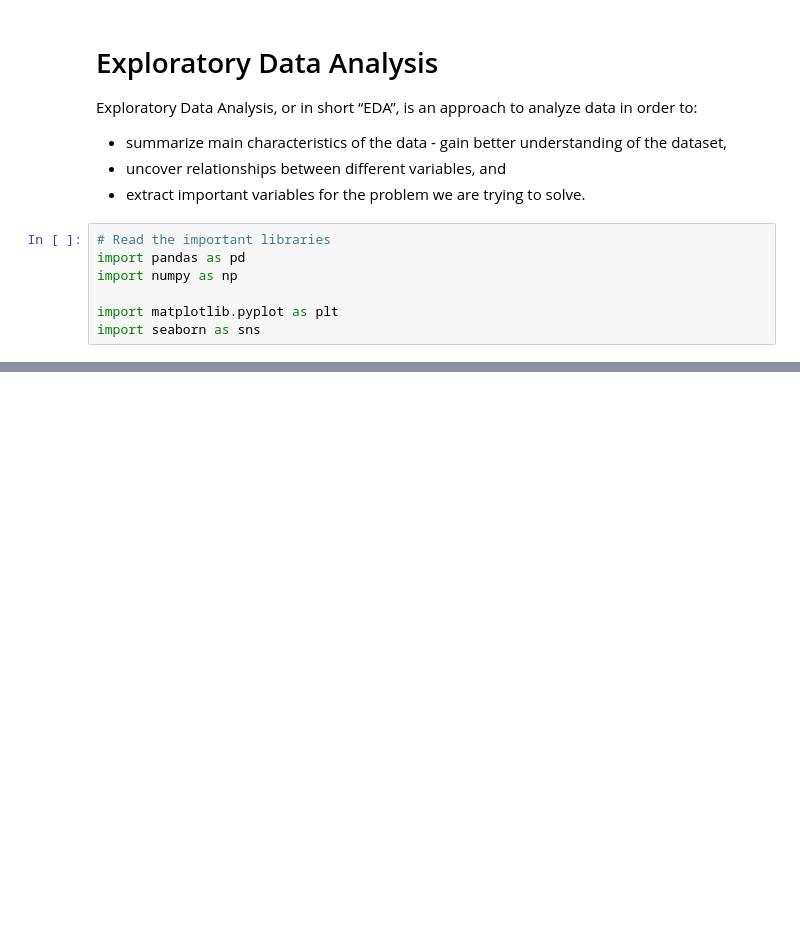
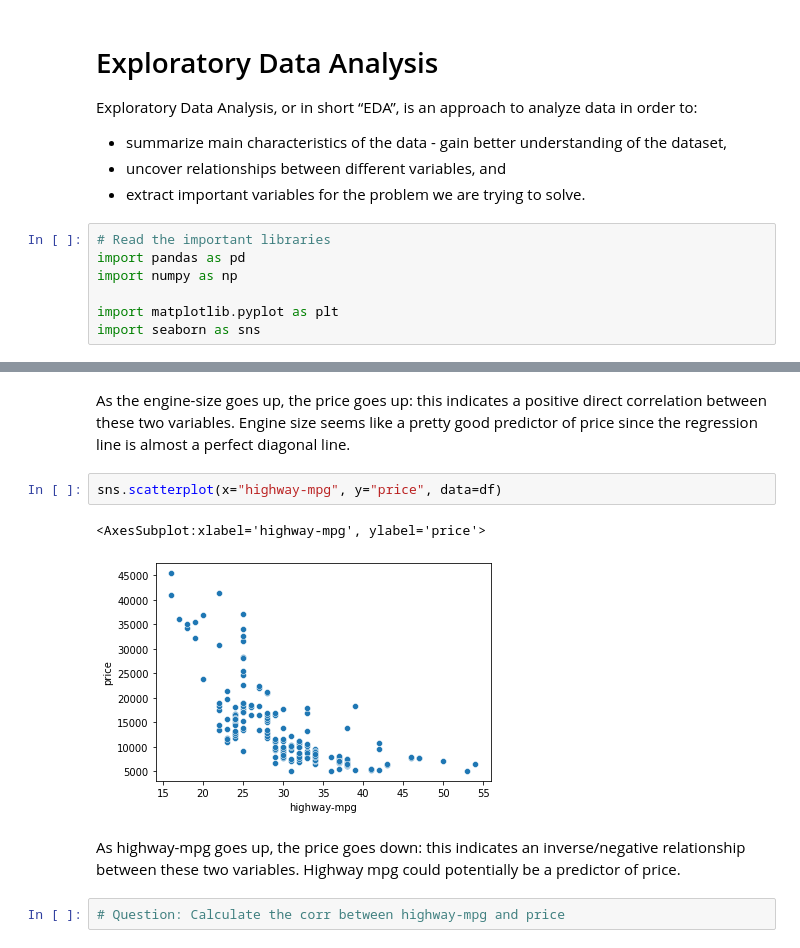
Before and after one commit to prakharrathi25/Data-Science-Winter-Bootcamp, a Jupyter notebook: Notebooks/Day3 - Exploratory Data Analysis.ipynb, the cells around one changed output, grey strips where cells are left out. Cells and saved outputs as stored; diff of their text form; blank space fills up the shorter version.

```diff
--- a/Notebooks/Day3 - Exploratory Data Analysis.ipynb
+++ b/Notebooks/Day3 - Exploratory Data Analysis.ipynb
@@ -29,0 +93,11 @@ df.to_csv('complete_original_data.csv', index=False)
+# %% [markdown]
+<p>As the engine-size goes up, the price goes up: this indicates a positive direct correlation between these two variables. Engine size seems like a pretty good predictor of price since the regression line is almost a perfect diagonal line.</p>
+# %%
+sns.scatterplot(x="highway-mpg", y="price", data=df)
+# %% [output]
+<AxesSubplot:xlabel='highway-mpg', ylabel='price'>
+[figure, added]
+# %% [markdown]
+<p>As highway-mpg goes up, the price goes down: this indicates an inverse/negative relationship between these two variables. Highway mpg could potentially be a predictor of price.</p>
+# %%
+# Question: Calculate the corr between highway-mpg and price
```
Also changed, not shown: parts of 14 cells of this notebook, 2 other files.
